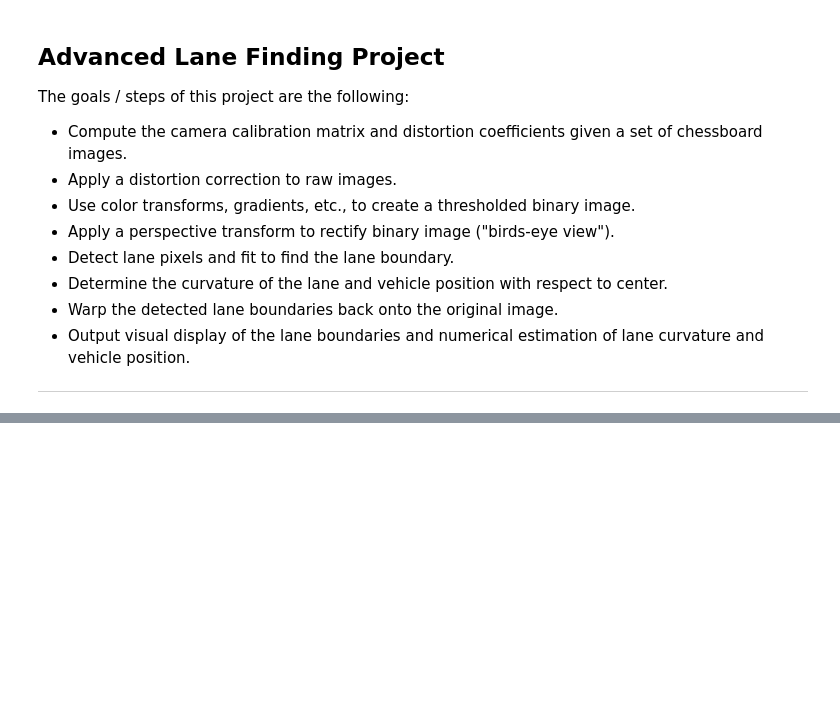
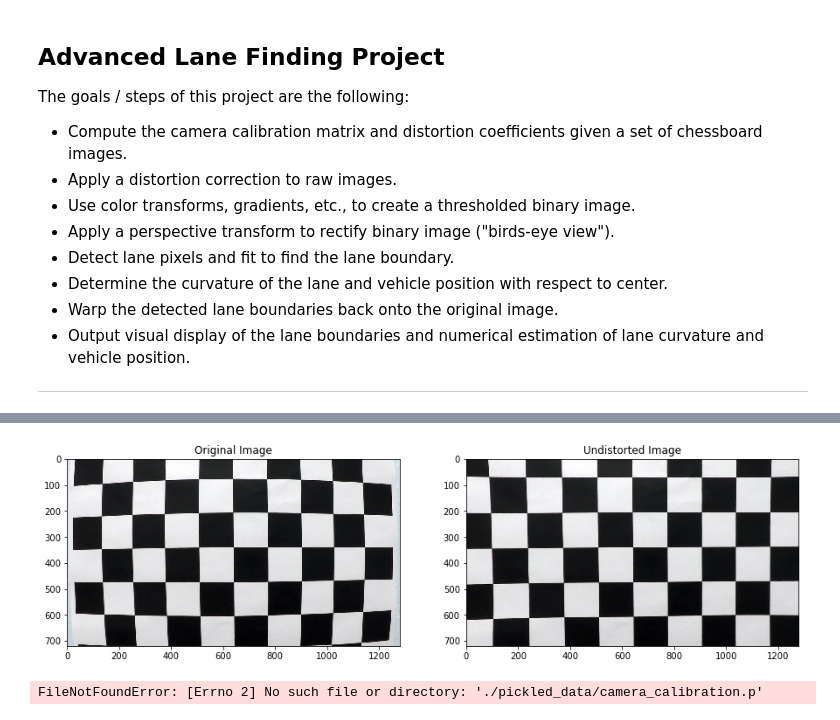
Before and after one commit to Rxmeez/SDCND-1-AdvanceLaneFinding, a Jupyter notebook: AdvanceLaneLines.ipynb, the cells around one changed output, grey strips where cells are left out. Cells and saved outputs as stored; diff of their text form; code cells hidden in the pictures; blank space fills up the shorter version.

Commit message:
Saved camera calibration and mtx, dist as a pickle file

```diff
--- a/AdvanceLaneLines.ipynb
+++ b/AdvanceLaneLines.ipynb
@@ -82 +76,25 @@ No Corners Found
 ... (6 outputs left out)
+# %%
+# Test undistortion on an image
+img = cv2.imread('./camera_cal/calibration1.jpg')
+img_size = (img.shape[1], img.shape[0])
+
+# Do camera calibration given object points and image points
+ret, mtx, dist, rvecs, tvecs = cv2.calibrateCamera(objpoints, imgpoints, img_size,None,None)
+
+dst = cv2.undistort(img, mtx, dist, None, mtx)
+
+plt.figure(figsize=(15,15))
+plt.subplot(121)
+plt.title("Original Image")
+plt.imshow(img)
+plt.subplot(122)
+plt.title("Undistorted Image")
+plt.imshow(dst)
+plt.show()
+# %% [output]
+[figure, added]
+# %%
+pickle.dump( { 'mtx': mtx, 'dist': dist }, open('./pickled_data/camera_calibration.p', 'wb'))
+# %% [output]
+FileNotFoundError: [Errno 2] No such file or directory: './pickled_data/camera_calibration.p'
```
Also changed, not shown: parts of 8 cells of this notebook, 1 other file.
